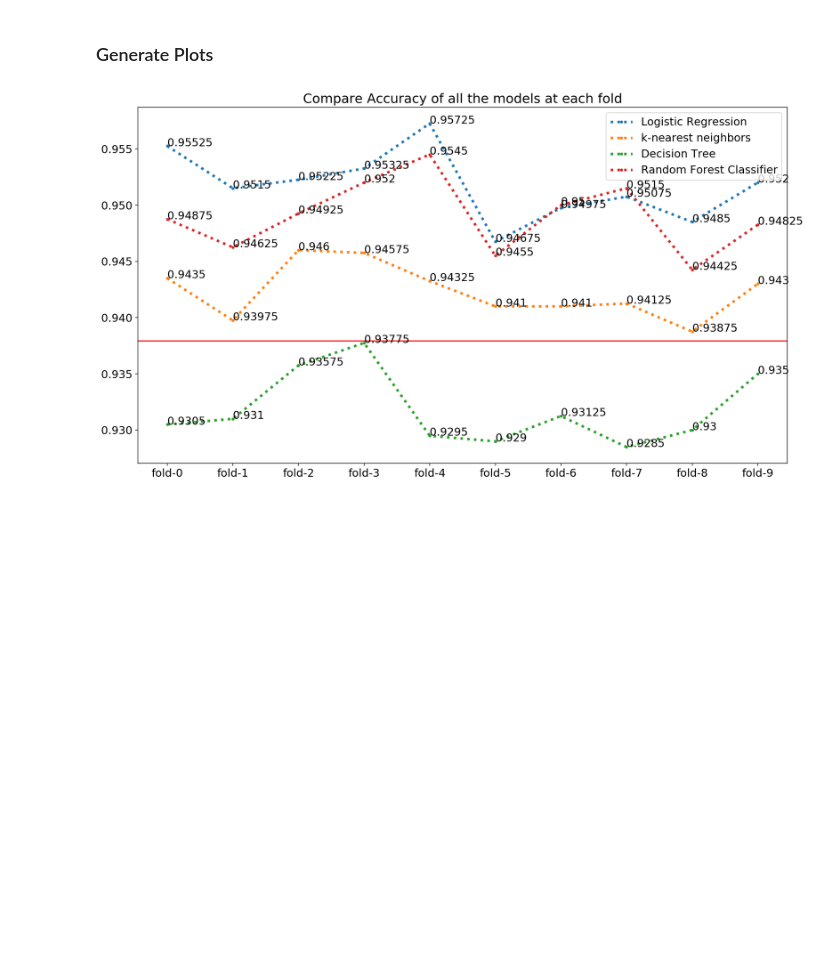
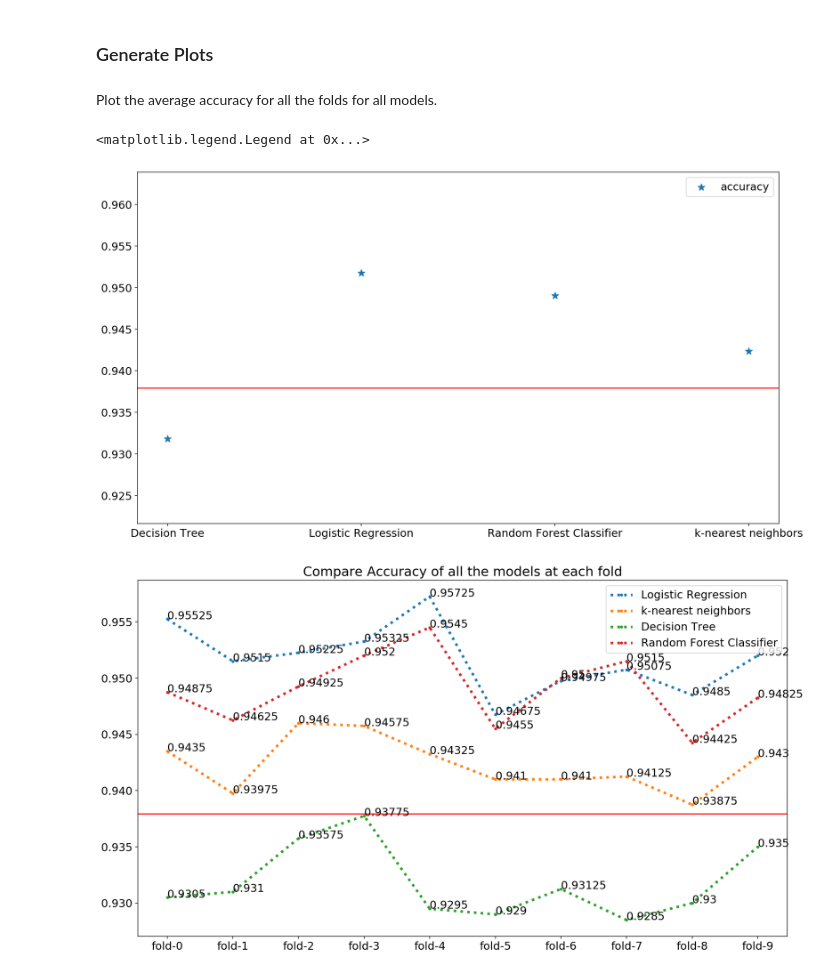
Before and after one commit to rzskhr/census-income-classification, a Jupyter notebook: src/census-income.ipynb, the cells around one changed output. Cells and saved outputs as stored; diff of their text form; code cells hidden in the pictures; blank space fills up the shorter version.

Commit message:
add accuracy plot

```diff
--- a/src/census-income.ipynb
+++ b/src/census-income.ipynb
@@ -580,8 +580,8 @@ def plot_metric_each_fold(metric, title):
 # %% [markdown]
 ### Changing dataset for testing model scoring functions
 # %%
-X_small = X.head(20000)
-Y_small = y.head(20000)
+X = X.head(20000)
+y = y.head(20000)
 # %% [markdown]
 #### Logistic Regression Model
 # %%
@@ -644,6 +643,18 @@ final_results.iloc[:,3:]
 | Random Forest Classifier | [0.94875, 0.94625, 0.94925, 0.952... | [0.71875, 0.75, 0.752380952381, 0... | [0.28, 0.247011952191, 0.29875518... |
 # %% [markdown]
 ### Generate Plots
+# %% [markdown]
+Plot the average accuracy for all the folds for all models.
+# %%
+# create a scatter plot of accuracy for all the models
+plt.scatter(final_results.index, final_results["accuracy"],
+            100,alpha=1, marker='*')
+plt.axhline(y=float(y.value_counts()[0]/len(y)),
+            color='r', linestyle='-') # horizintal basline
+plt.legend()
+# %% [output]
+<matplotlib.legend.Legend at 0x...>
+[figure, added]
 # %%
 metric = "accuracy"
 title = "Compare Accuracy of all the models at each fold"
```
Also changed, not shown: parts of 4 cells of this notebook.
